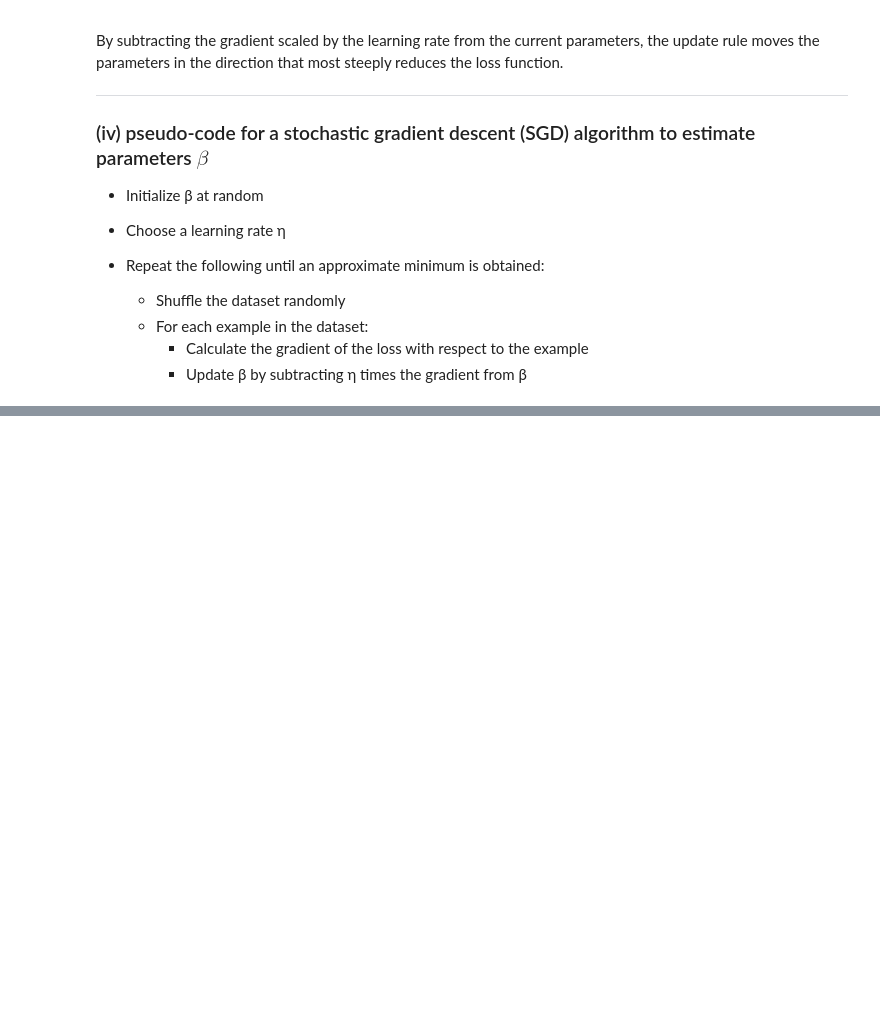
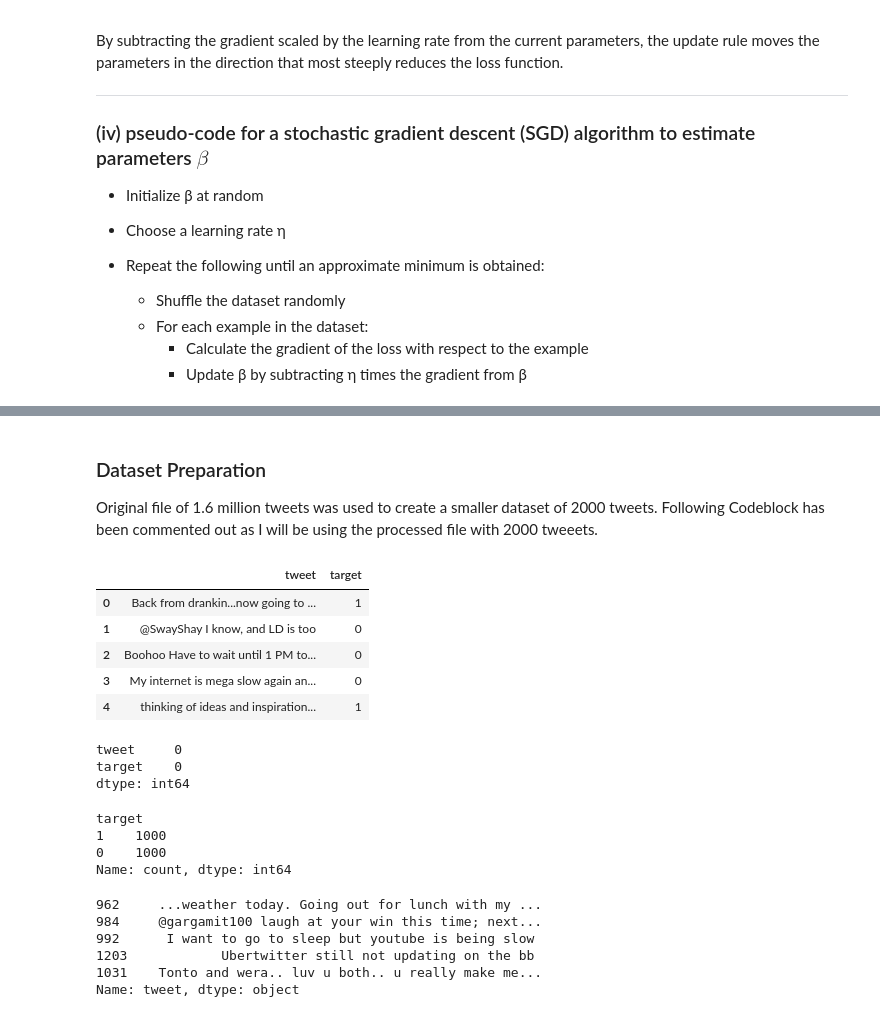
Before and after one commit to krishangupta33/Optimization-for-Data-Science, a Jupyter notebook: HW4/HW4.ipynb, the cells around one changed output, grey strips where cells are left out. Cells and saved outputs as stored; diff of their text form; code cells hidden in the pictures; blank space fills up the shorter version.

```diff
--- a/HW4/HW4.ipynb
+++ b/HW4/HW4.ipynb
@@ -73,0 +116,4 @@ By subtracting the gradient scaled by the learning rate from the current paramet
+# %% [markdown]
+### Dataset Preparation
+
+Original file of 1.6 million tweets was used to create a smaller dataset of 2000 tweets. Following Codeblock has been commented out as I will be using the processed file with 2000 tweeets.
@@ -73,0 +150,43 @@ By subtracting the gradient scaled by the learning rate from the current paramet
+# %%
+#read the data
+df = pd.read_csv('tweets_2000.csv')
+df.head()
+# %% [output]
+|  | tweet | target |
+| 0 | Back from drankin...now going to ... | 1 |
+| 1 | @SwayShay I know, and LD is too | 0 |
+| 2 | Boohoo Have to wait until 1 PM to... | 0 |
+| 3 | My internet is mega slow again an... | 0 |
+| 4 | thinking of ideas and inspiration... | 1 |
+# %%
+#check for missing values
+print(df.isnull().sum())
+# %% [output]
+tweet     0
+target    0
+dtype: int64
+# %%
+#check target proportion
+df['target'].value_counts()
+# %% [output]
+target
+1    1000
+0    1000
+Name: count, dtype: int64
+# %%
+#train test split
+X = df['tweet']
+y = df['target']
+
+#startify the split
+
+X_train, X_test, y_train, y_test = train_test_split(X, y, test_size=0.2, random_state=42, stratify=y)
+
+X_train.head()
+# %% [output]
+962     ...weather today. Going out for lunch with my ...
+984     @gargamit100 laugh at your win this time; next...
+992      I want to go to sleep but youtube is being slow
+1203            Ubertwitter still not updating on the bb
+1031    Tonto and wera.. luv u both.. u really make me...
+Name: tweet, dtype: object
```
Also changed, not shown: parts of 22 cells of this notebook, 3 other files.
